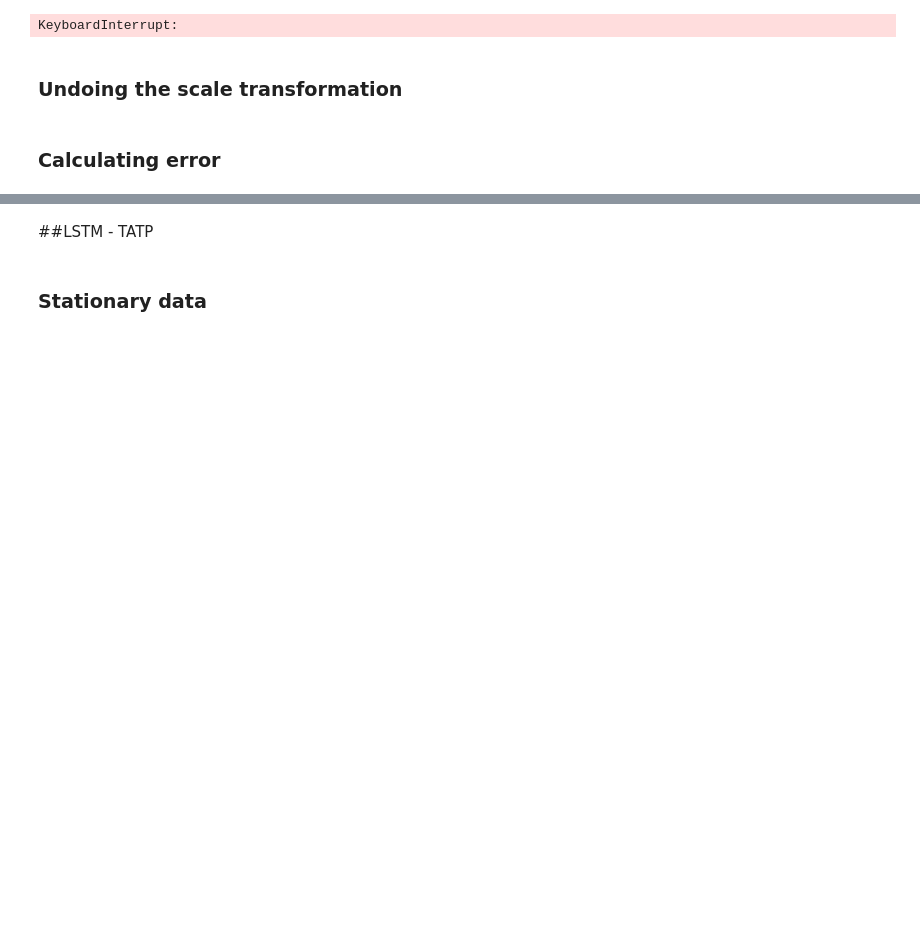
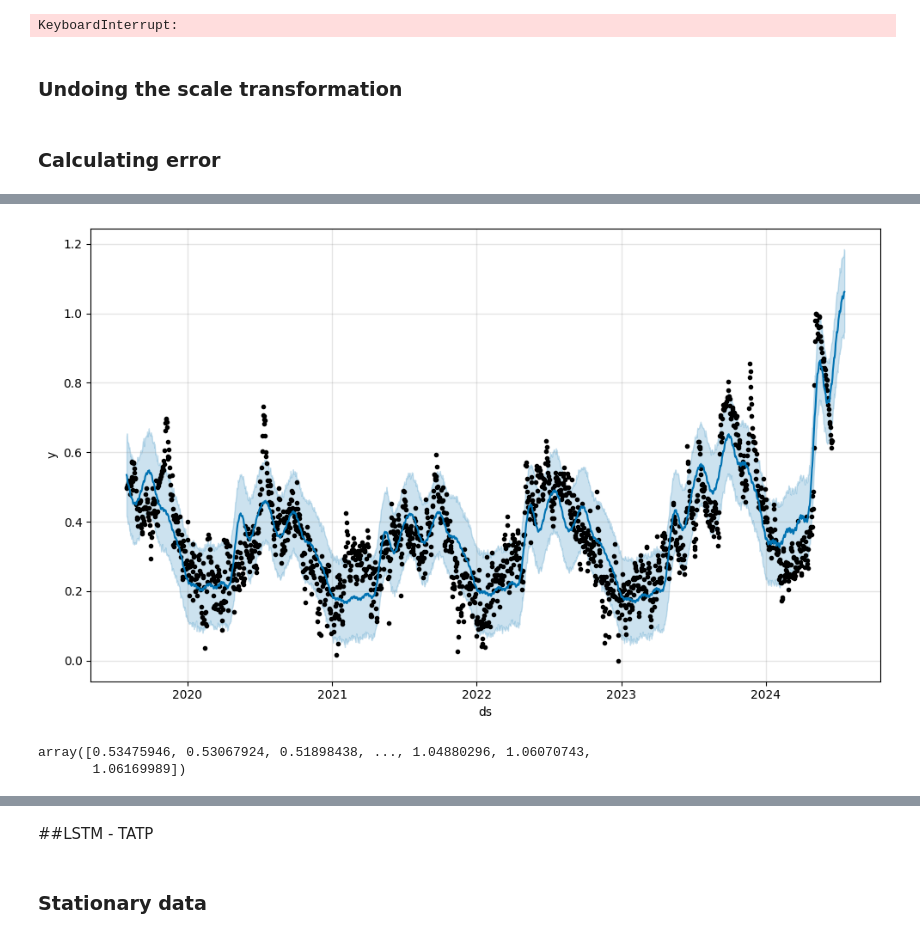
Before and after one commit to ThierrryScotto/cais_maua, a Jupyter notebook: up_to_date_cais_maua_time_series.ipynb, the cells around one changed output, grey strips where cells are left out. Cells and saved outputs as stored; diff of their text form; code cells hidden in the pictures; blank space fills up the shorter version.

```diff
--- a/up_to_date_cais_maua_time_series.ipynb
+++ b/up_to_date_cais_maua_time_series.ipynb
@@ -618,0 +665,5 @@ print("RMSE: ", root_mean_squared_error(test_inversed, forecast_inversed))
+# %%
+ts = pd.DataFrame({'ds': df_scaled.index, 'y': df_scaled['level_cm_lag_1_scaled']})
+# %%
+prophet = Prophet(yearly_seasonality=True, seasonality_mode='multiplicative')
+prophet.fit(ts)
@@ -618,0 +682,13 @@ print("RMSE: ", root_mean_squared_error(test_inversed, forecast_inversed))
+# %%
+future   = prophet.make_future_dataframe(periods=31, freq='D', include_history=True)
+forecast = prophet.predict(future)
+
+prophet.plot(forecast)
+plt.show()
+# %% [output]
+[figure, added]
+# %%
+forecast['yhat'].values
+# %% [output]
+array([0.53475946, 0.53067924, 0.51898438, ..., 1.04880296, 1.06070743,
+       1.06169989])
```
Also changed, not shown: parts of 53 cells of this notebook.
